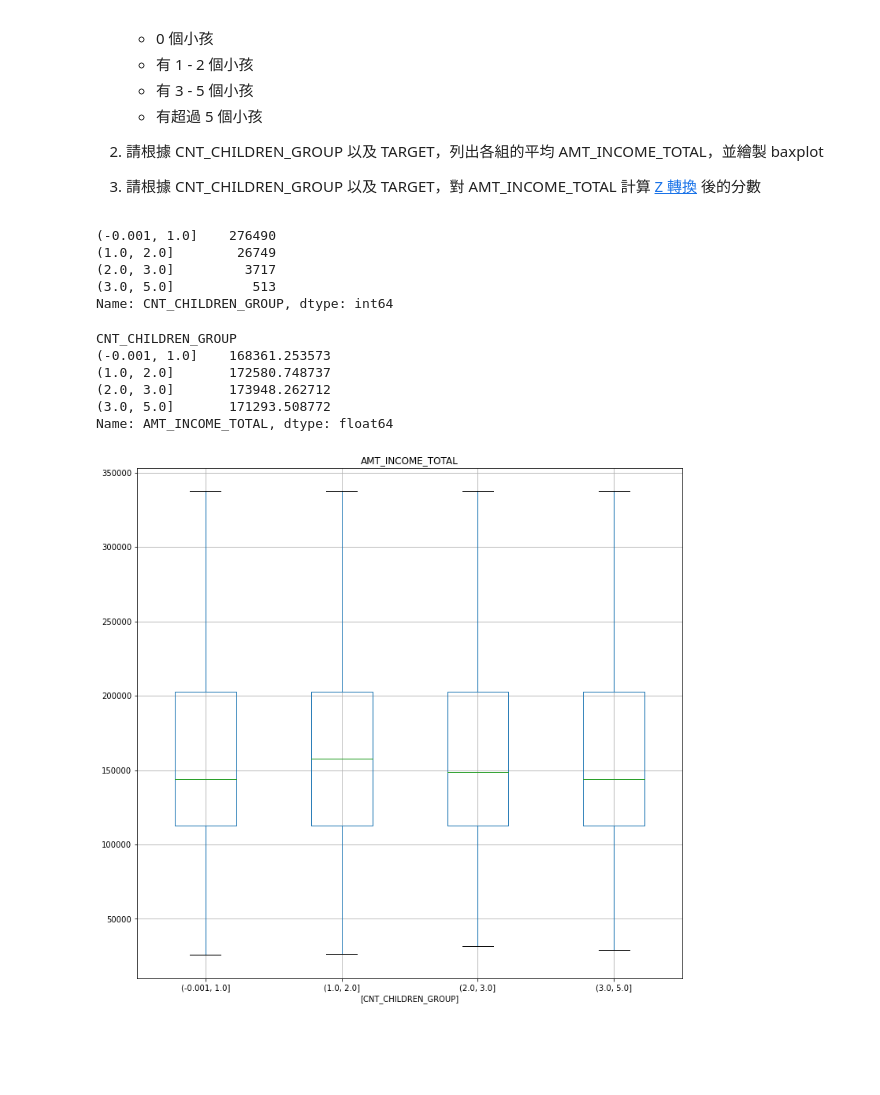
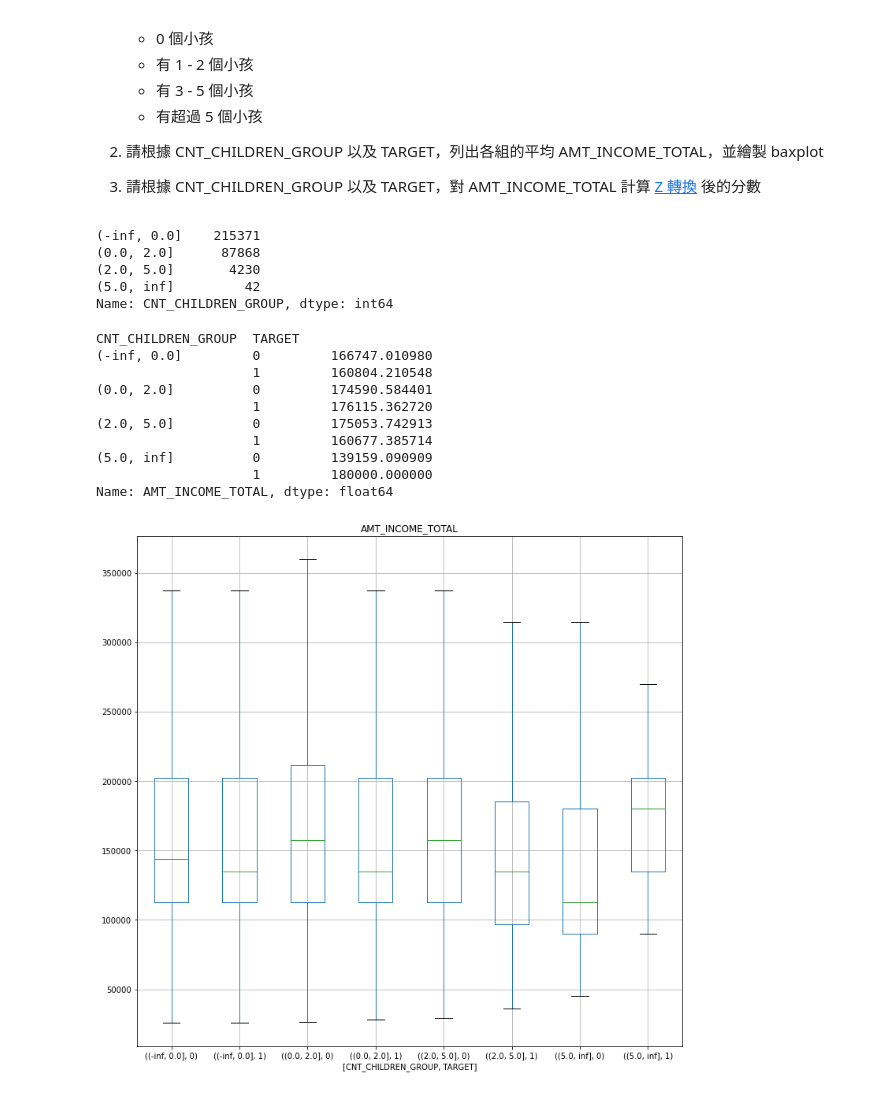
Before and after one commit to alexchen0228/Mechine_Learnig100Day, a Jupyter notebook: Day_013_HW.ipynb, the cells around one changed output. Cells and saved outputs as stored; diff of their text form; code cells hidden in the pictures; blank space fills up the shorter version.

```diff
--- a/Day_013_HW.ipynb
+++ b/Day_013_HW.ipynb
@@ -50,45 +50,49 @@ Path of read in data: ./Day_013data/application_train.csv
 """
 Your code here
 """
-cut_rule = [0,1,2,3,5]
+cut_rule =[-np.inf, 0, 2, 5, np.inf]
 
 app_train['CNT_CHILDREN_GROUP'] = pd.cut(app_train['CNT_CHILDREN'].values, cut_rule, include_lowest=True)
 app_train['CNT_CHILDREN_GROUP'].value_counts()
 # %% [output]
-(-0.001, 1.0]    276490
-(1.0, 2.0]        26749
-(2.0, 3.0]         3717
-(3.0, 5.0]          513
+(-inf, 0.0]    215371
+(0.0, 2.0]      87868
+(2.0, 5.0]       4230
+(5.0, inf]         42
 Name: CNT_CHILDREN_GROUP, dtype: int64
 # %%
 #2-1
 """
 Your code here
 """
-grp = ['CNT_CHILDREN_GROUP']
+grp = ['CNT_CHILDREN_GROUP','TARGET']
 
 grouped_df = app_train.groupby(grp)['AMT_INCOME_TOTAL']
 grouped_df.mean()
 # %% [output]
-CNT_CHILDREN_GROUP
-(-0.001, 1.0]    168361.253573
-(1.0, 2.0]       172580.748737
-(2.0, 3.0]       173948.262712
-(3.0, 5.0]       171293.508772
+CNT_CHILDREN_GROUP  TARGET
+(-inf, 0.0]         0         166747.010980
+                    1         160804.210548
+(0.0, 2.0]          0         174590.584401
+                    1         176115.362720
+(2.0, 5.0]          0         175053.742913
+                    1         160677.385714
+(5.0, inf]          0         139159.090909
+                    1         180000.000000
 Name: AMT_INCOME_TOTAL, dtype: float64
 # %%
 #2-2
 """
 Your code here
 """
-plt_column = ['AMT_INCOME_TOTAL']
-plt_by = ['CNT_CHILDREN_GROUP']
+plt_column = 'AMT_INCOME_TOTAL'
+plt_by = ['CNT_CHILDREN_GROUP','TARGET']
 
 app_train.boxplot(column=plt_column, by = plt_by, showfliers = False, figsize=(12,12))
 plt.suptitle('')
 plt.show()
 # %% [output]
-[figure, old version]
+[figure, new version]
 # %%
 #3
 """
```
Also changed, not shown: parts of 1 cell of this notebook.
